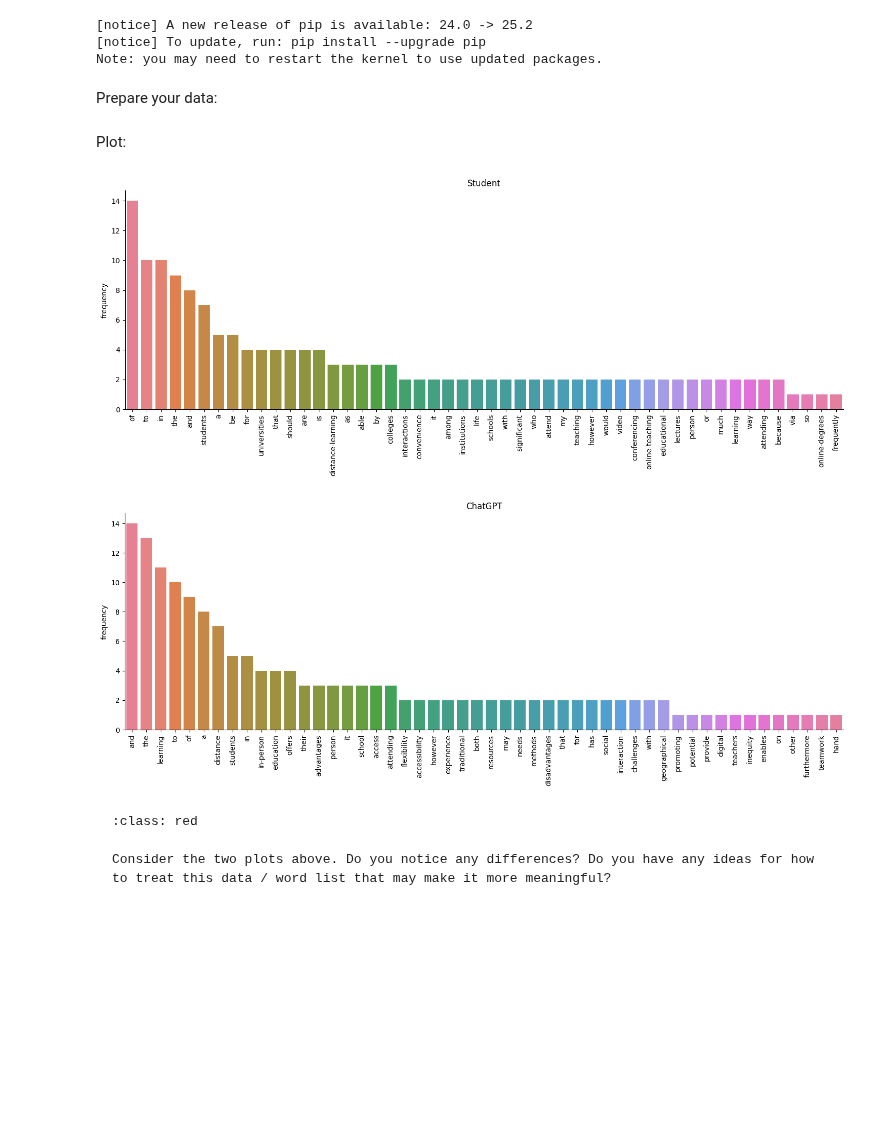
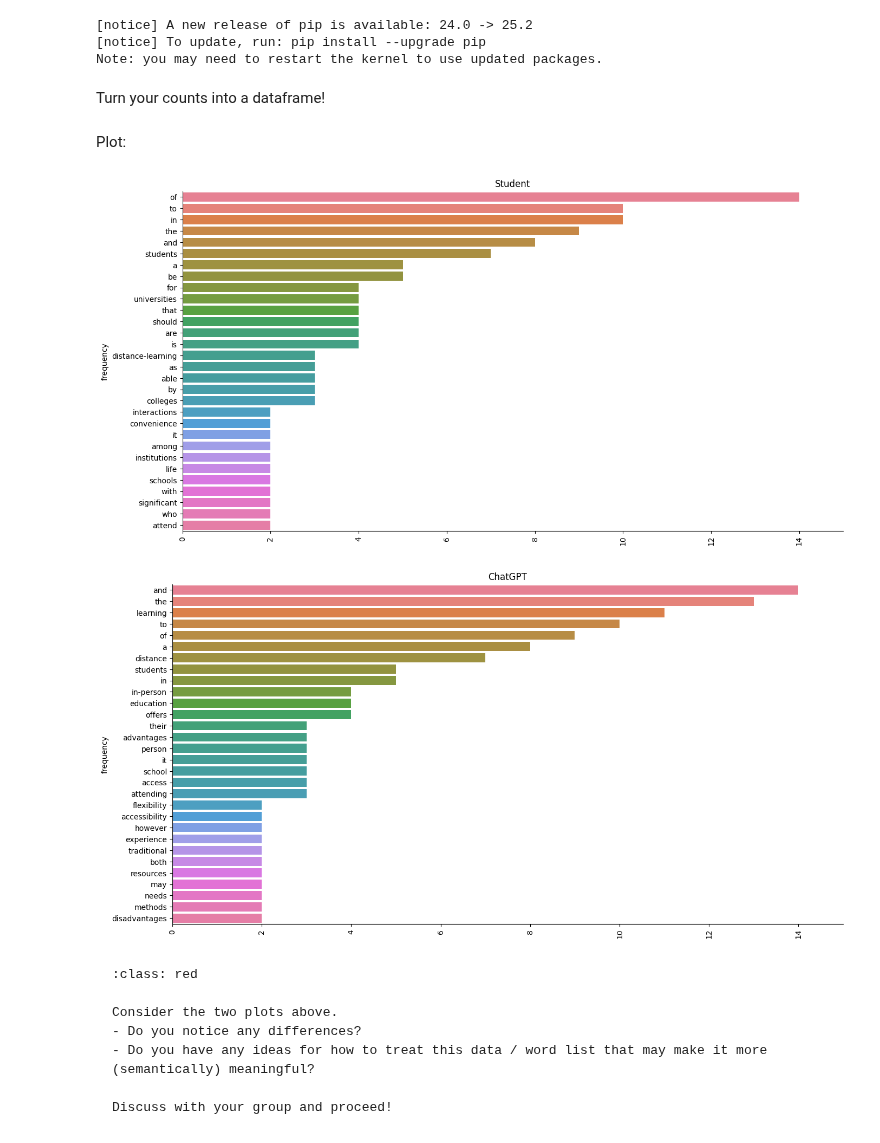
Before and after one commit to MinaAlmasi/nlp-at-cogsci, a Jupyter notebook: book/class1/001_simple_tokenization.ipynb, the cells around one changed output. Drawn from its saved outputs; the diff is of its cells as text; code cells hidden in the pictures; blank space fills up the shorter version.

````diff
--- a/book/class1/001_simple_tokenization.ipynb
+++ b/book/class1/001_simple_tokenization.ipynb
@@ -177,7 +194,7 @@ We will use the libraries `pandas` for data wrangling and `matplotlib` + `seabor
 [notice] To update, run: pip install --upgrade pip
 Note: you may need to restart the kernel to use updated packages.
 # %% [markdown]
-Prepare your data:
+Turn your counts into a dataframe!
 # %%
 import pandas as pd
 student_data = pd.DataFrame.from_dict(data=student_counts,
@@ -190,38 +207,39 @@ chatgpt_data = pd.DataFrame.from_dict(data=chatgpt_counts,
 Plot:
 # %%
 import seaborn as sns
-from matplotlib import pyplot as plt
+import matplotlib.pyplot as plt
 
 # determine how many words we are plotting
-n_most_frequent = 50
+n_most_frequent = 30
 
 # plot for student
 sns.catplot(
             data=student_data.head(n=n_most_frequent),
-            x='index',
-            y=0,
-            kind='bar',
-            height=5,
-            aspect=3,
+            x=0,
+            y="index",
+            kind="bar",
+            height=7,
+            aspect=2,
             palette="husl",   # rainbow colors
             hue="index"       # force each category to be colored separately
             )
+plt.title("Student")
 plt.xticks(rotation=90)
-plt.title("Student")
 plt.xlabel('')
 plt.ylabel('frequency')
+plt.xlim(right=15)
 plt.show()
 # %% [output]
-[figure, old version]
+[figure, new version]
 # %%
 # plot for student
 sns.catplot(
             data=chatgpt_data.head(n=n_most_frequent),
-            x='index',
-            y=0,
-            kind='bar',
-            height=5,
-            aspect=3,
+            x=0,
+            y="index",
+            kind="bar",
+            height=7,
+            aspect=2,
             palette="husl",   # rainbow colors
             hue="index"       # force each category to be colored separately
             )
@@ -229,14 +247,19 @@ plt.title("ChatGPT")
 plt.xticks(rotation=90)
 plt.xlabel('')
 plt.ylabel('frequency')
+plt.xlim(right = 15)
 plt.show()
 # %% [output]
-[figure, old version]
+[figure, new version]
 # %% [markdown]
 ```{admonition} QUESTION
 :class: red
 
-Consider the two plots above. Do you notice any differences? Do you have any ideas for how to treat this data / word list that may make it more meaningful?
+Consider the two plots above.
+- Do you notice any differences?
+- Do you have any ideas for how to treat this data / word list that may make it more (semantically) meaningful?
+
+Discuss with your group and proceed!
 ```
 # %% [markdown]
 ## 1.4 Filter out stopwords
````
Also changed, not shown: parts of 20 cells of this notebook, 2 other files.
